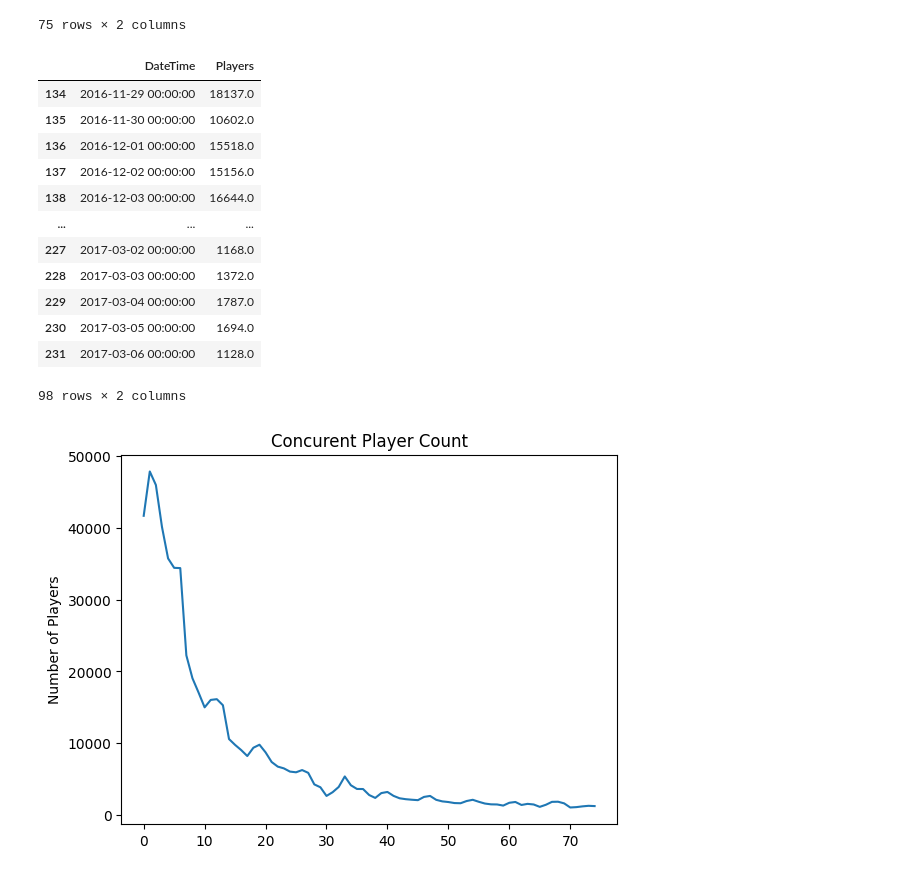
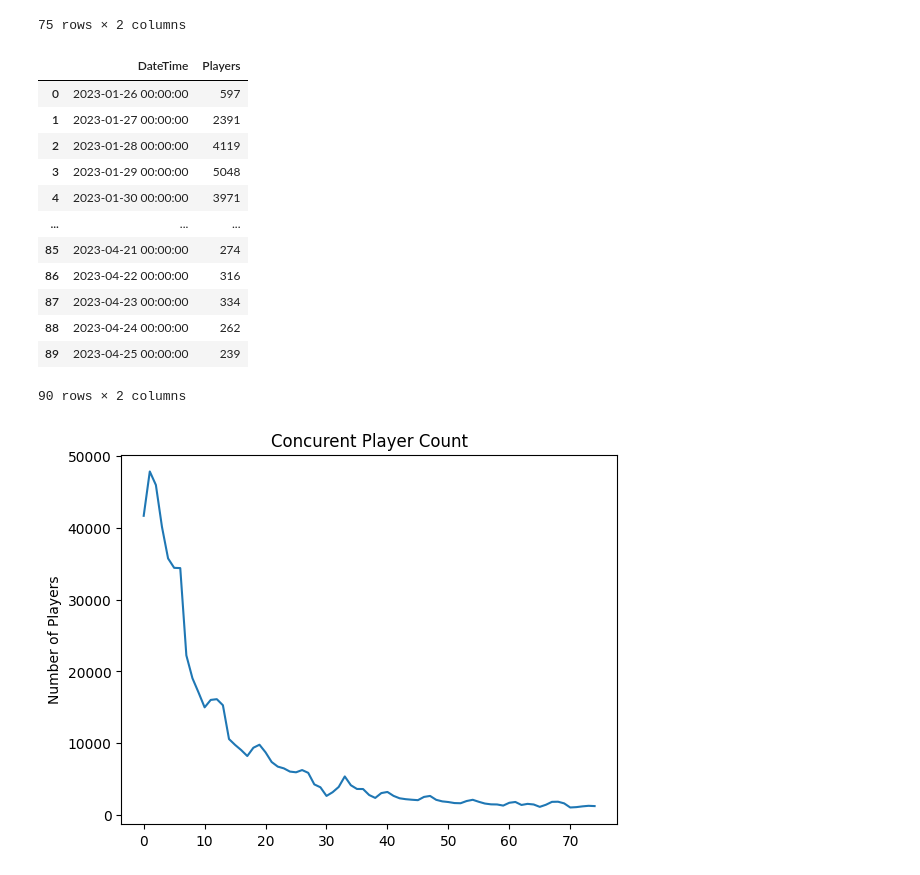
Before and after one commit to FarhanK29/Video_Game_Prediction_Model, a Jupyter notebook: watch_dogs_data_cleaning.ipynb, the cells around one changed output. Cells and saved outputs as stored; diff of their text form; code cells hidden in the pictures.

```diff
--- a/watch_dogs_data_cleaning.ipynb
+++ b/watch_dogs_data_cleaning.ipynb
@@ -90,23 +90,23 @@ wd_legion_release_date = '2023-01-26'
 wd_legion_90_days = '2023-04-26'
 
 watch_dogs_2_df = watch_dogs_2_df[(watch_dogs_2_df['DateTime'] > wd_2_release_date) & (watch_dogs_2_df['DateTime'] < wd_2_90_days)]
-# watch_dogs_legion_df = watch_dogs_legion_df[(watch_dogs_legion_df['DateTime'] > wd_legion_release_date) & (watch_dogs_legion_df['DateTime'] < wd_legion_90_days)]
+watch_dogs_legion_df = watch_dogs_legion_df[(watch_dogs_legion_df['DateTime'] > wd_legion_release_date) & (watch_dogs_legion_df['DateTime'] < wd_legion_90_days)]
 # %%
-watch_dogs_2_df
+watch_dogs_legion_df
 # %% [output]
 |  | DateTime | Players |
-| 134 | 2016-11-29 00:00:00 | 18137.0 |
-| 135 | 2016-11-30 00:00:00 | 10602.0 |
-| 136 | 2016-12-01 00:00:00 | 15518.0 |
-| 137 | 2016-12-02 00:00:00 | 15156.0 |
-| 138 | 2016-12-03 00:00:00 | 16644.0 |
+| 0 | 2023-01-26 00:00:00 | 597 |
+| 1 | 2023-01-27 00:00:00 | 2391 |
+| 2 | 2023-01-28 00:00:00 | 4119 |
+| 3 | 2023-01-29 00:00:00 | 5048 |
+| 4 | 2023-01-30 00:00:00 | 3971 |
 | ... | ... | ... |
-| 227 | 2017-03-02 00:00:00 | 1168.0 |
-| 228 | 2017-03-03 00:00:00 | 1372.0 |
-| 229 | 2017-03-04 00:00:00 | 1787.0 |
-| 230 | 2017-03-05 00:00:00 | 1694.0 |
-| 231 | 2017-03-06 00:00:00 | 1128.0 |
+| 85 | 2023-04-21 00:00:00 | 274 |
+| 86 | 2023-04-22 00:00:00 | 316 |
+| 87 | 2023-04-23 00:00:00 | 334 |
+| 88 | 2023-04-24 00:00:00 | 262 |
+| 89 | 2023-04-25 00:00:00 | 239 |
-98 rows × 2 columns
+90 rows × 2 columns
 # %%
 import matplotlib.pyplot as plt
 
```
Also changed, not shown: parts of 2 cells of this notebook.
